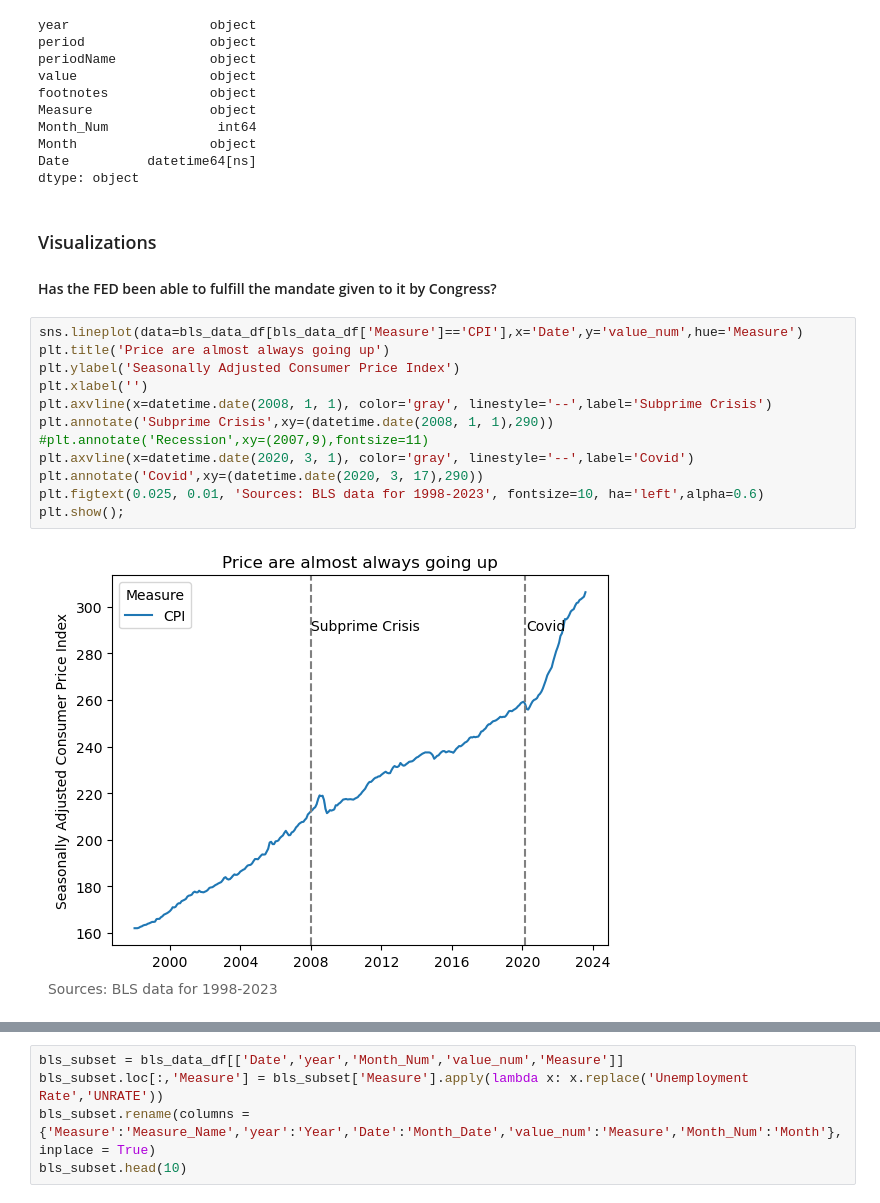
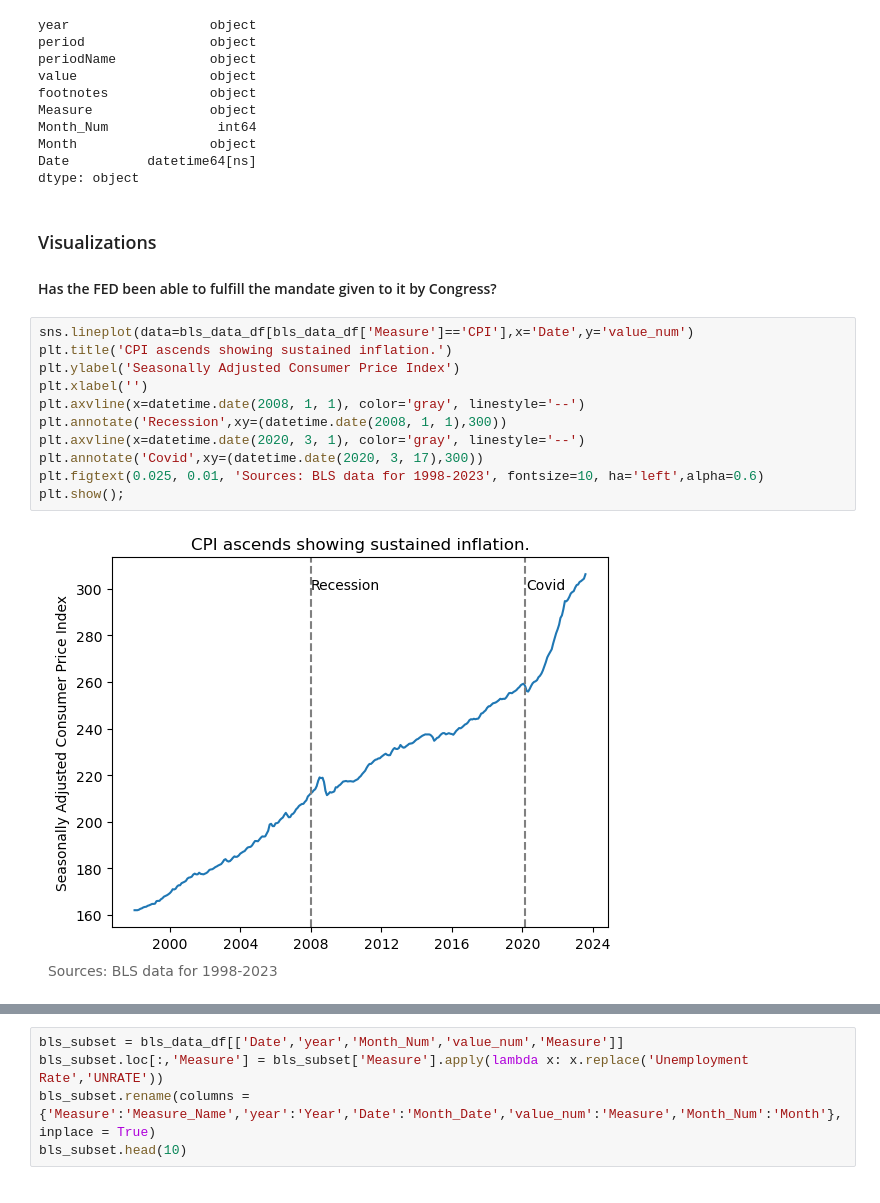
Before and after one commit to jforster19/Data608, a Jupyter notebook: Data608_Story2.ipynb, the cells around one changed output, grey strips where cells are left out. Saved outputs shown, nothing was run; the diff lists cells and outputs as text.

Commit message:
Update Data608_Story2.ipynb
modifications for final story

```diff
--- a/Data608_Story2.ipynb
+++ b/Data608_Story2.ipynb
@@ -149,20 +149,19 @@ Month_Num              int64
 Month                 object
 Date          datetime64[ns]
 dtype: object
-# %% [markdown]
-### Visualizations
-#### Has the FED been able to fulfill the mandate given to it by Congress?
+# %% [markdown]
+### Visualizations
+#### Has the FED been able to fulfill the mandate given to it by Congress?
 # %%
-sns.lineplot(data=bls_data_df[bls_data_df['Measure']=='CPI'],x='Date',y='value_num',hue='Measure')
-plt.title('Price are almost always going up')
+sns.lineplot(data=bls_data_df[bls_data_df['Measure']=='CPI'],x='Date',y='value_num')
+plt.title('CPI ascends showing sustained inflation.')
 plt.ylabel('Seasonally Adjusted Consumer Price Index')
 plt.xlabel('')
-plt.axvline(x=datetime.date(2008, 1, 1), color='gray', linestyle='--',label='Subprime Crisis')
-plt.annotate('Subprime Crisis',xy=(datetime.date(2008, 1, 1),290))
-#plt.annotate('Recession',xy=(2007,9),fontsize=11)
-plt.axvline(x=datetime.date(2020, 3, 1), color='gray', linestyle='--',label='Covid')
-plt.annotate('Covid',xy=(datetime.date(2020, 3, 17),290))
+plt.axvline(x=datetime.date(2008, 1, 1), color='gray', linestyle='--')
+plt.annotate('Recession',xy=(datetime.date(2008, 1, 1),300))
+plt.axvline(x=datetime.date(2020, 3, 1), color='gray', linestyle='--')
+plt.annotate('Covid',xy=(datetime.date(2020, 3, 17),300))
 plt.figtext(0.025, 0.01, 'Sources: BLS data for 1998-2023', fontsize=10, ha='left',alpha=0.6)
 plt.show();
 # %% [output]
-[figure, old version]
+[figure, new version]
```
Also changed, not shown: parts of 16 cells of this notebook.
